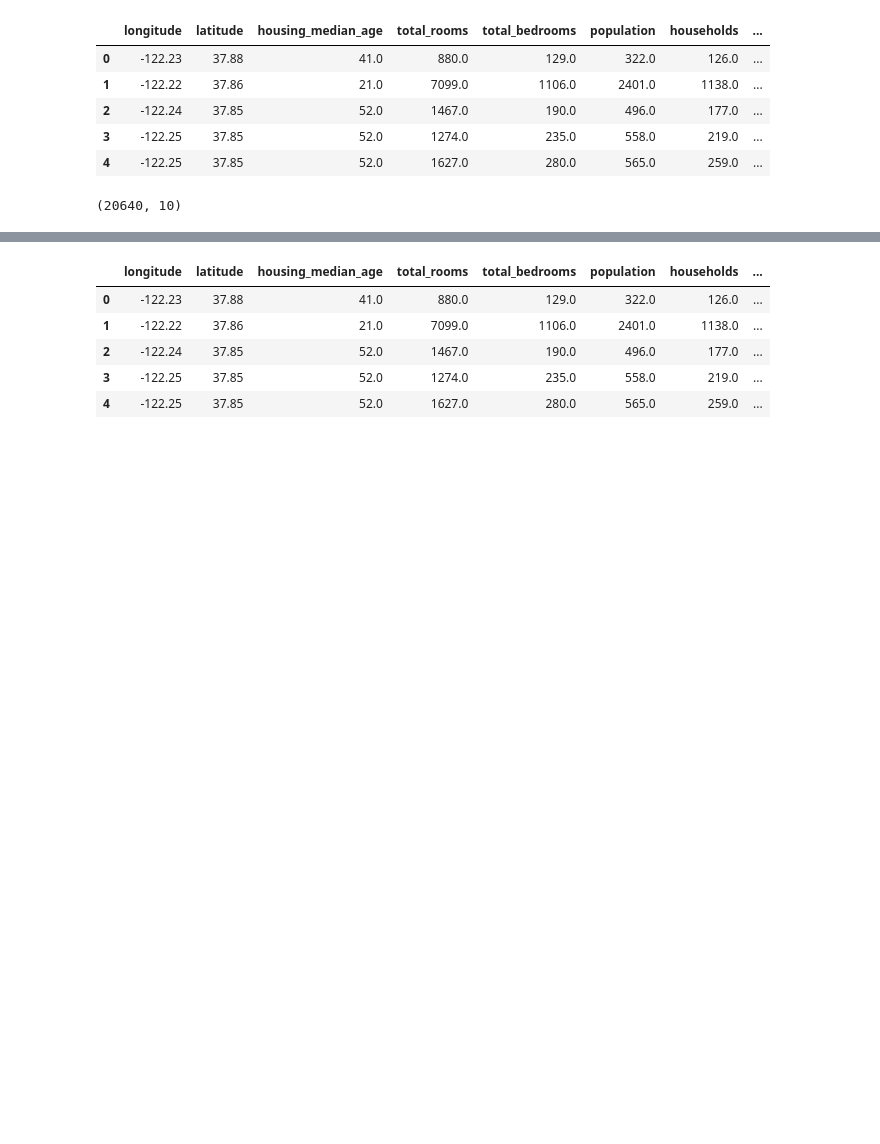
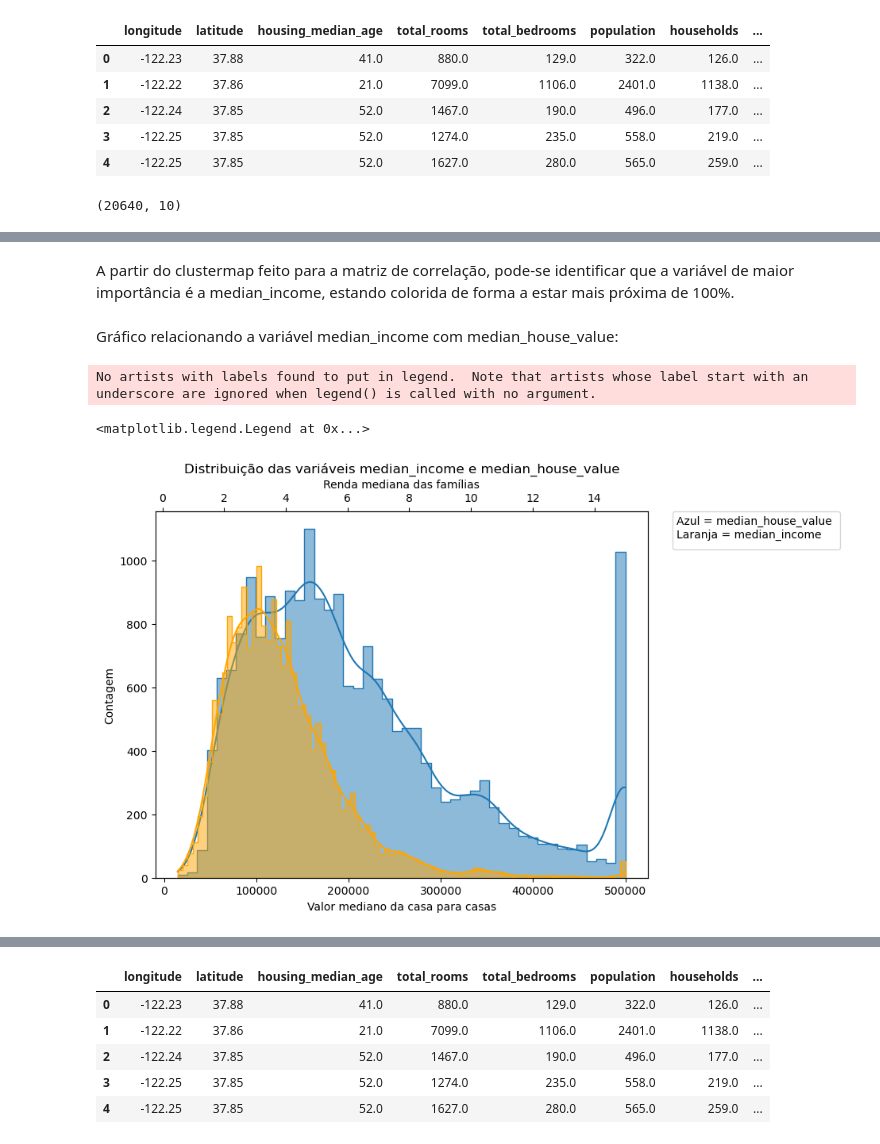
Before and after one commit to nobrevitor/EBAC, a Jupyter notebook: Desenvolvimento de aplicações com Python/3 - Árvores 2 - Árvore de regressão/Profissão Cientista de Dados_M11_assignment01.ipynb, the cells around one changed output, grey strips where cells are left out. Saved outputs shown, nothing was run; the diff lists cells and outputs as text; code cells hidden in the pictures; blank space fills up the shorter version.

```diff
--- a/Desenvolvimento de aplicações com Python/3 - Árvores 2 - Árvore de regressão/Profissão Cientista de Dados_M11_assignment01.ipynb
+++ b/Desenvolvimento de aplicações com Python/3 - Árvores 2 - Árvore de regressão/Profissão Cientista de Dados_M11_assignment01.ipynb
@@ -45,0 +174,35 @@ df.shape
+# %% [markdown]
+A partir do clustermap feito para a matriz de correlação, pode-se identificar que a variável de maior importância é a median_income, estando colorida de forma a estar mais próxima de 100%.
+# %% [markdown]
+Gráfico relacionando a variável median_income com median_house_value:
+# %%
+plt.rc('figure', figsize=(8, 6))
+
+ax = sns.histplot(data=df,
+                  x='median_house_value',
+                  kde=True,
+                  element='step'
+                 )
+
+plt.ylabel('Contagem')
+plt.xlabel('Valor mediano da casa para casas')
+
+ax2 = ax.twiny()
+ax2 = sns.histplot(data=df,
+                   x='median_income',
+                   kde=True,
+                   element='step',
+                   color ='Orange'
+                  )
+
+plt.xlabel('Renda mediana das famílias')
+plt.title('Distribuição das variáveis median_income e median_house_value')
+plt.legend(title = 'Azul = median_house_value \nLaranja = median_income',
+                bbox_to_anchor = (1.05, 1),
+                loc = 2,
+                borderaxespad = 0,
+                )
+# %% [output]
+No artists with labels found to put in legend.  Note that artists whose label start with an underscore are ignored when legend() is called with no argument.
+<matplotlib.legend.Legend at 0x...>
+[figure, added]
```
Also changed, not shown: parts of 41 cells of this notebook.
